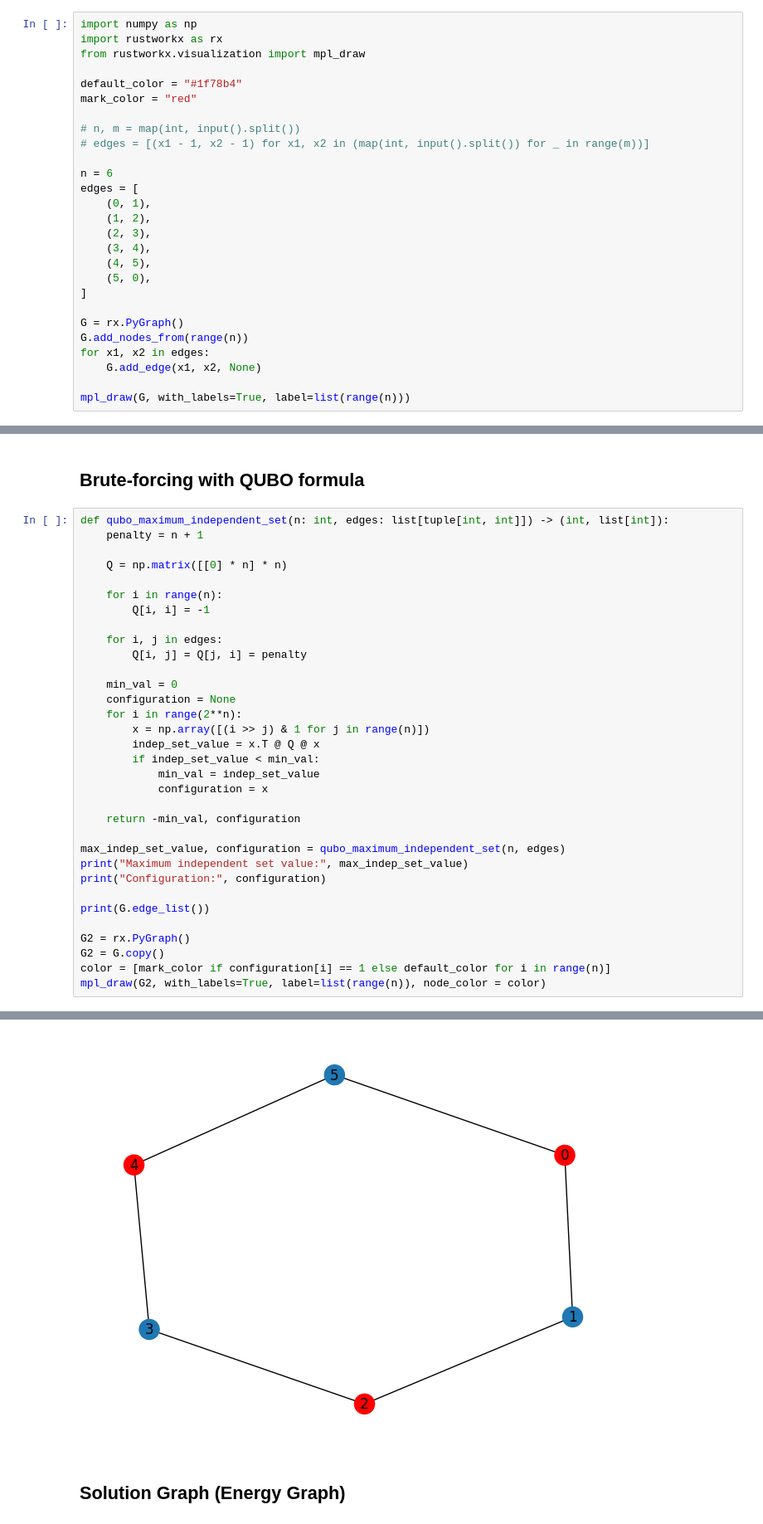
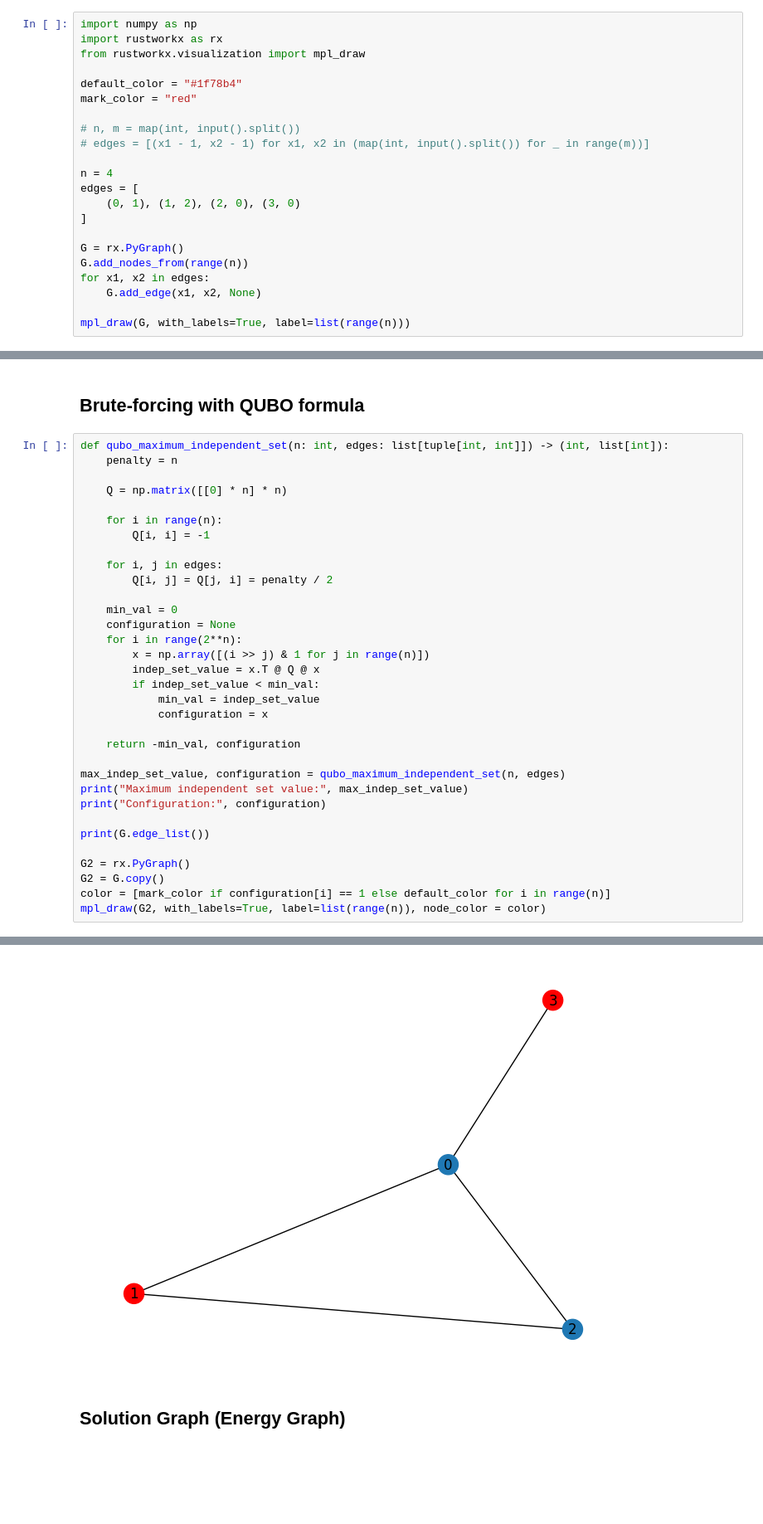
Before and after one commit to ttv04/QAOA-for-Maximum-Independent-Set, a Jupyter notebook: qaoamis/MIS.ipynb, the cells around one changed output, grey strips where cells are left out. Shown at 83% size. Saved outputs shown, nothing was run; the diff lists cells and outputs as text; blank space fills up the shorter version.

```diff
--- a/qaoamis/MIS.ipynb
+++ b/qaoamis/MIS.ipynb
@@ -16,14 +16,9 @@ mark_color = "red"
 # n, m = map(int, input().split())
 # edges = [(x1 - 1, x2 - 1) for x1, x2 in (map(int, input().split()) for _ in range(m))]
 
-n = 6
+n = 4
 edges = [
-    (0, 1),
-    (1, 2),
-    (2, 3),
-    (3, 4),
-    (4, 5),
-    (5, 0),
+    (0, 1), (1, 2), (2, 0), (3, 0)
 ]
 
 G = rx.PyGraph()
@@ -133,7 +128,7 @@ where $I$ is the identity matrix.
 ## Brute-forcing with QUBO formula
 # %%
 def qubo_maximum_independent_set(n: int, edges: list[tuple[int, int]]) -> (int, list[int]):
-    penalty = n + 1
+    penalty = n
 
     Q = np.matrix([[0] * n] * n)
 
@@ -141,7 +136,7 @@ def qubo_maximum_independent_set(n: int, edges: list[tuple[int, int]]) -> (int,
         Q[i, i] = -1
 
     for i, j in edges:
-        Q[i, j] = Q[j, i] = penalty
+        Q[i, j] = Q[j, i] = penalty / 2
 
     min_val = 0
     configuration = None
@@ -171,4 +166,4 @@ EdgeList[(0, 1), (1, 2), (2, 3), (3, 4), (4, 5), (5, 0)]
-[figure, old version]
+[figure, new version]
 # %% [markdown]
 ## Solution Graph (Energy Graph)
 # %%
```
Also changed, not shown: parts of 11 cells of this notebook, 19 other files.
